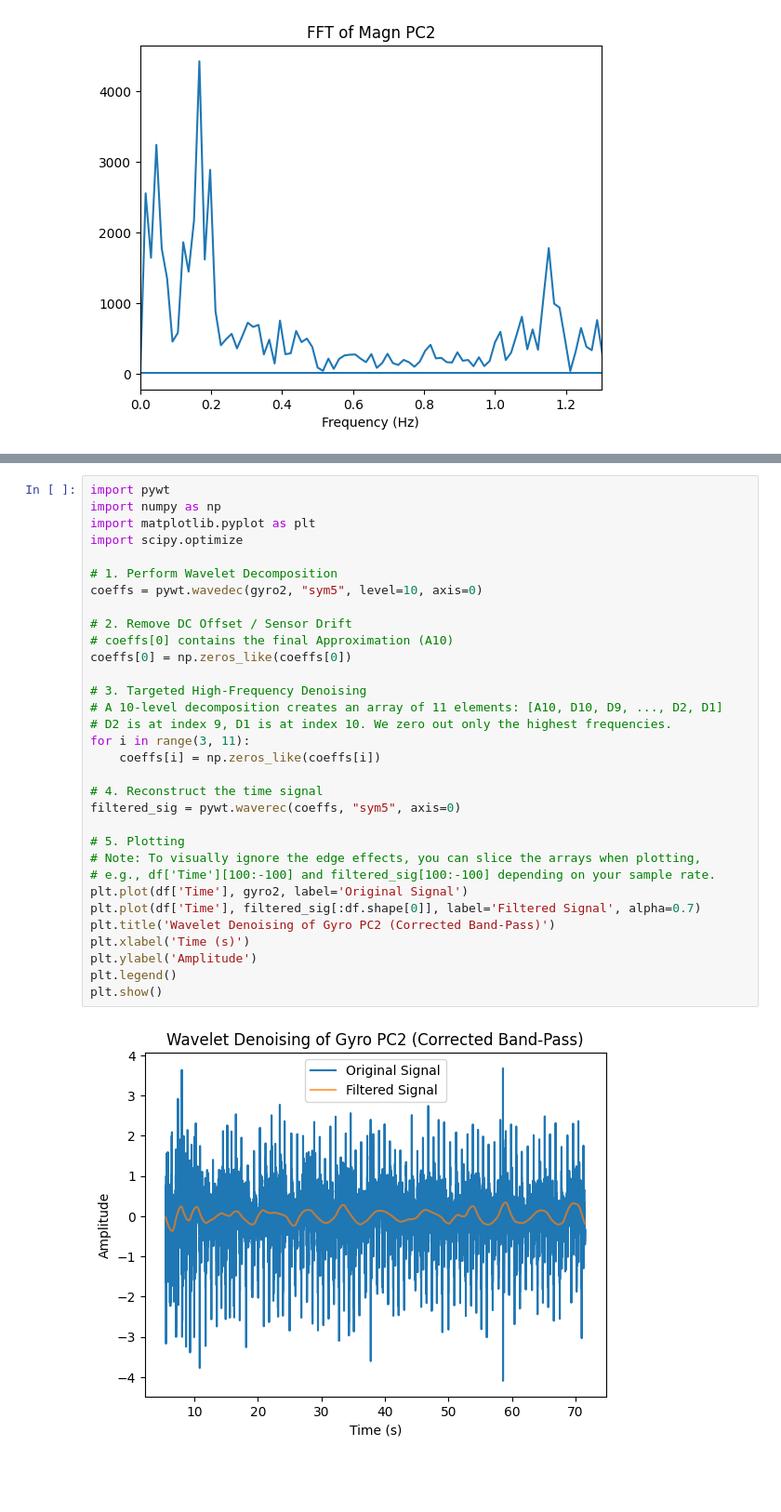
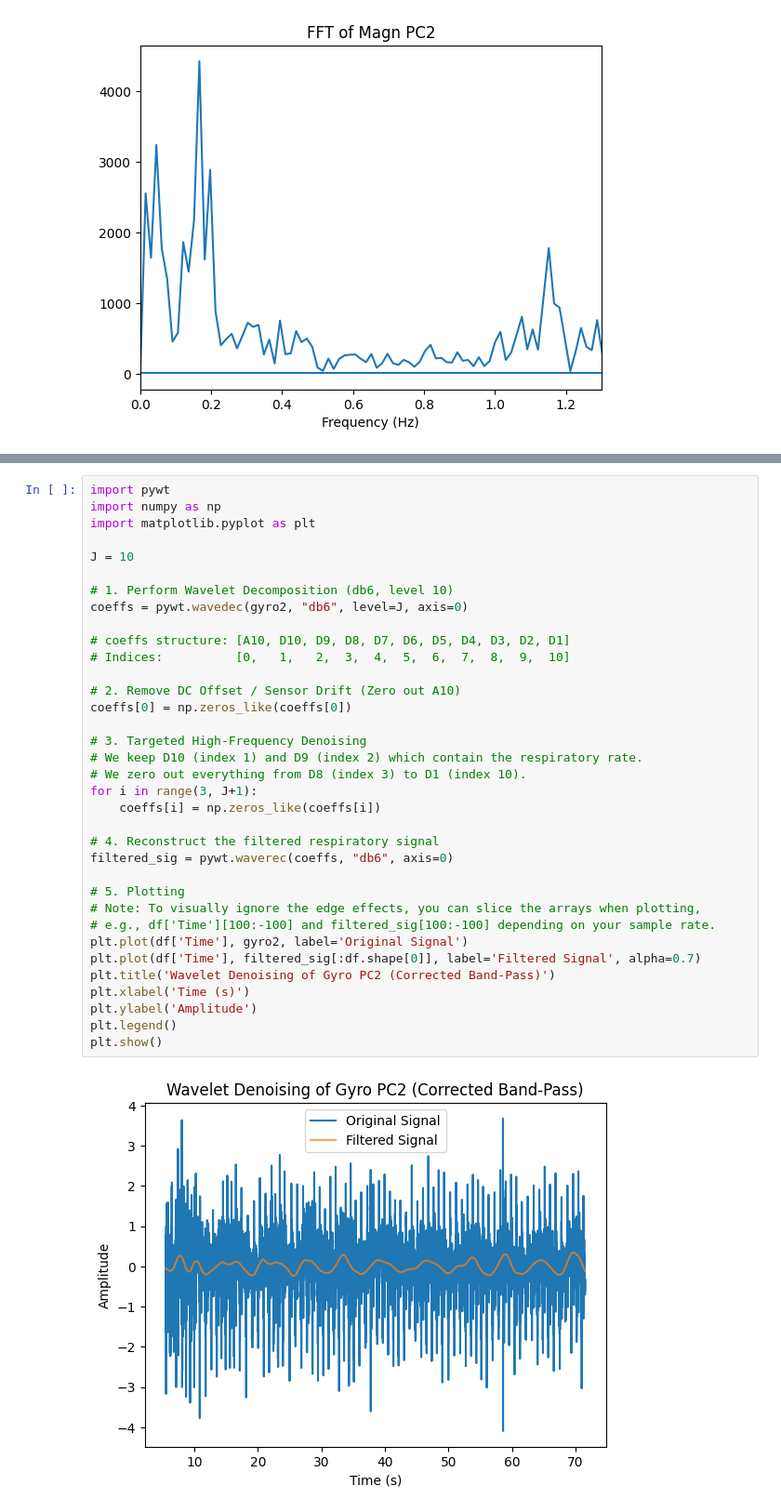
Before and after one commit to FC0000/Respiratory-rate-estimation, a Jupyter notebook: PCA_analysis.ipynb, the cells around one changed output, grey strips where cells are left out. Shown at 93% size. Drawn from its saved outputs; the diff is of its cells as text; blank space fills up the shorter version.

```diff
--- a/PCA_analysis.ipynb
+++ b/PCA_analysis.ipynb
@@ -291,37 +305,40 @@ plt.show()
 # %%
 import pywt
 import numpy as np
 import matplotlib.pyplot as plt
-import scipy.optimize
 
-# 1. Perform Wavelet Decomposition
-coeffs = pywt.wavedec(gyro2, "sym5", level=10, axis=0)
+J = 10
 
-# 2. Remove DC Offset / Sensor Drift
-# coeffs[0] contains the final Approximation (A10)
+# 1. Perform Wavelet Decomposition (db6, level 10)
+coeffs = pywt.wavedec(gyro2, "db6", level=J, axis=0)
+
+# coeffs structure: [A10, D10, D9, D8, D7, D6, D5, D4, D3, D2, D1]
+# Indices:          [0,   1,   2,  3,  4,  5,  6,  7,  8,  9,  10]
+
+# 2. Remove DC Offset / Sensor Drift (Zero out A10)
 coeffs[0] = np.zeros_like(coeffs[0])
 
 # 3. Targeted High-Frequency Denoising
-# A 10-level decomposition creates an array of 11 elements: [A10, D10, D9, ..., D2, D1]
-# D2 is at index 9, D1 is at index 10. We zero out only the highest frequencies.
-for i in range(3, 11):
+# We keep D10 (index 1) and D9 (index 2) which contain the respiratory rate.
+# We zero out everything from D8 (index 3) to D1 (index 10).
+for i in range(3, J+1):
     coeffs[i] = np.zeros_like(coeffs[i])
 
-# 4. Reconstruct the time signal
-filtered_sig = pywt.waverec(coeffs, "sym5", axis=0)
+# 4. Reconstruct the filtered respiratory signal
+filtered_sig = pywt.waverec(coeffs, "db6", axis=0)
 
 # 5. Plotting
 # Note: To visually ignore the edge effects, you can slice the arrays when plotting,
 # e.g., df['Time'][100:-100] and filtered_sig[100:-100] depending on your sample rate.
 plt.plot(df['Time'], gyro2, label='Original Signal')
 plt.plot(df['Time'], filtered_sig[:df.shape[0]], label='Filtered Signal', alpha=0.7)
 plt.title('Wavelet Denoising of Gyro PC2 (Corrected Band-Pass)')
 plt.xlabel('Time (s)')
 plt.ylabel('Amplitude')
 plt.legend()
 plt.show()
 # %% [output]
-[figure, old version]
+[figure, new version]
 # %%
 from scipy.signal import find_peaks
 
```
Also changed, not shown: parts of 3 cells of this notebook, 1 other file.
